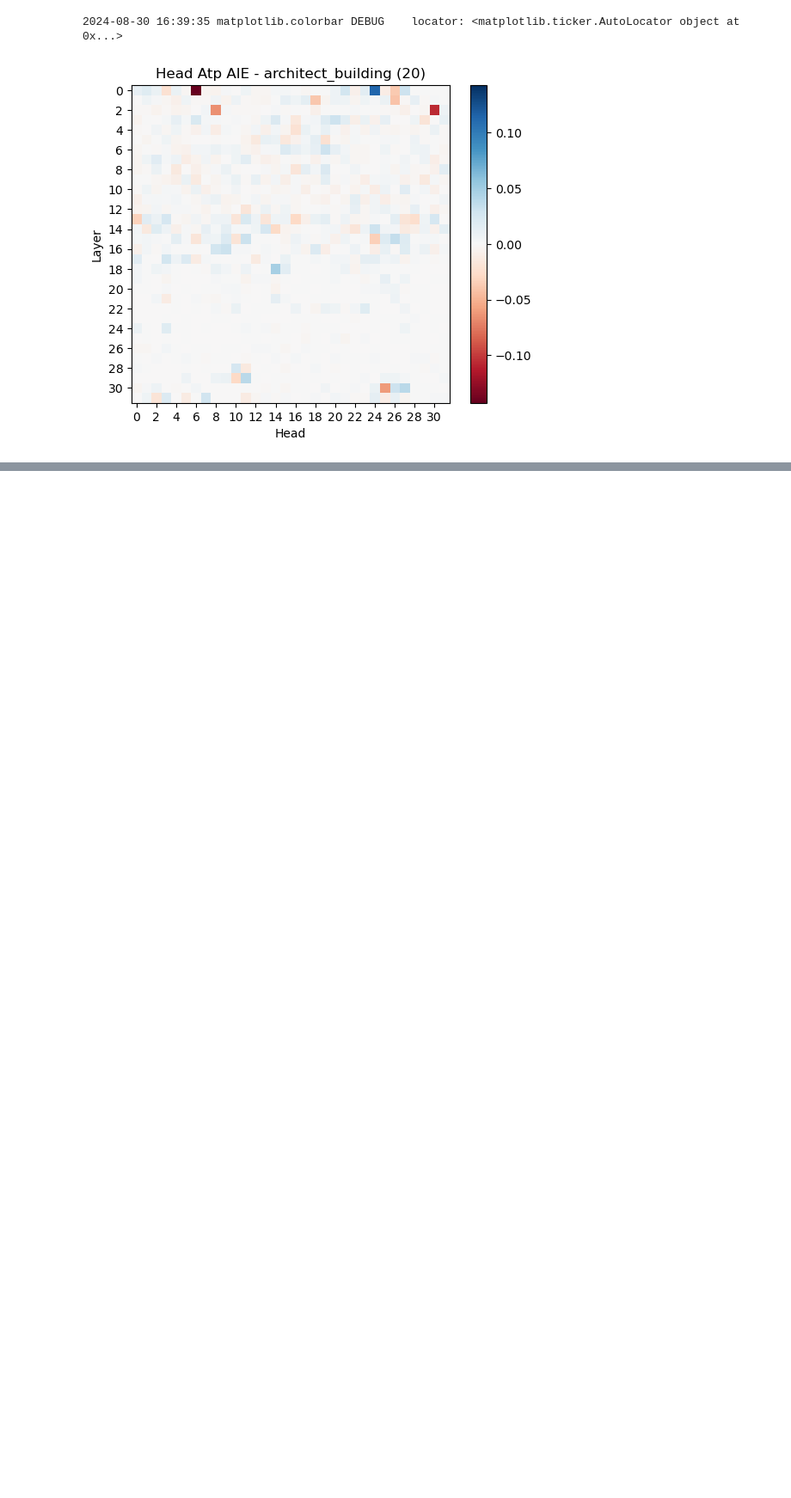
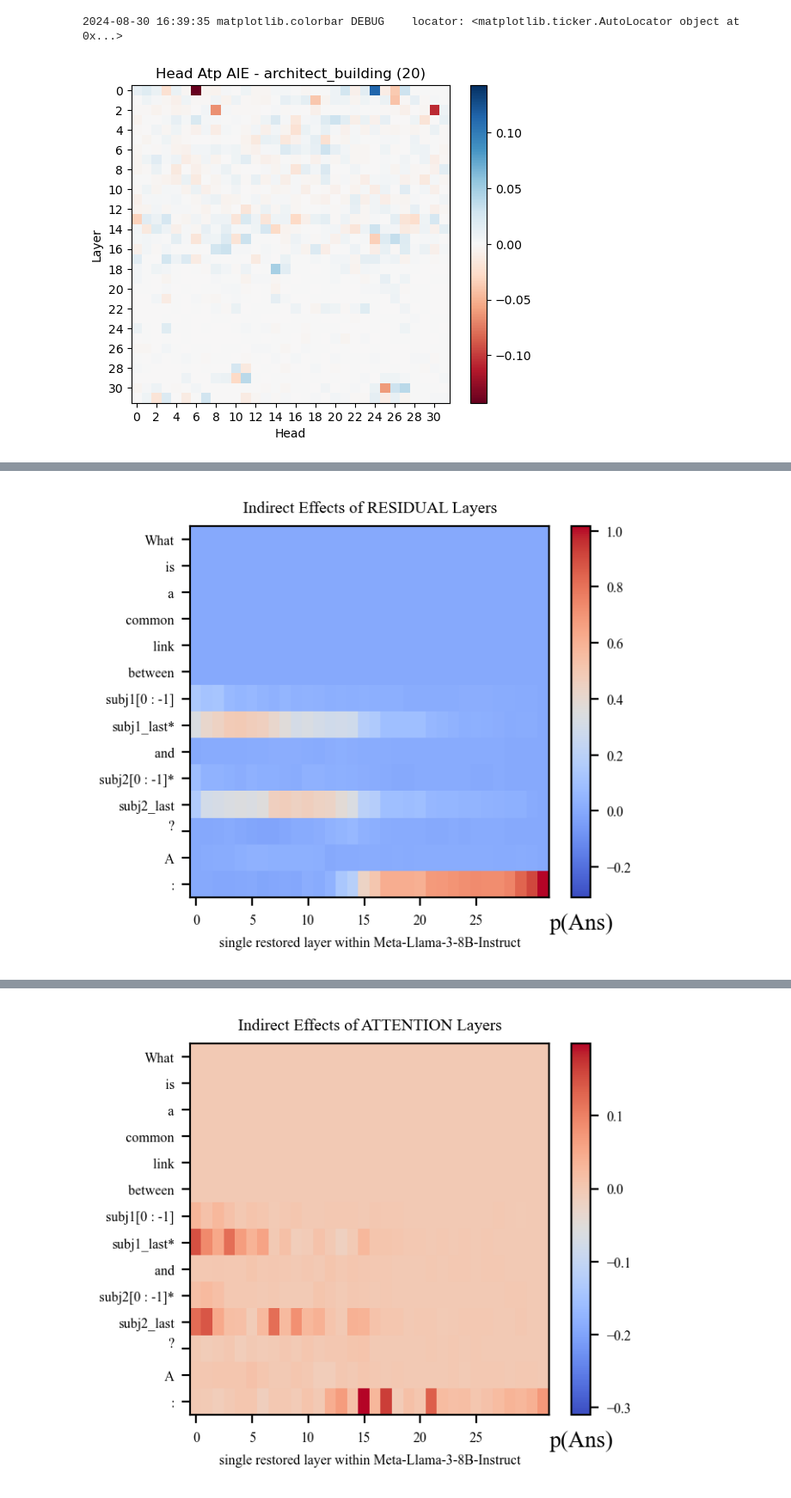
Before and after one commit to arnab-api/filter, a Jupyter notebook: notebooks/analyze_atp_results.ipynb, the cells around one changed output, grey strips where cells are left out. Shown at 86% size. Cells and saved outputs as stored; diff of their text form; code cells hidden in the pictures; blank space fills up the shorter version.

Commit message:
[WIP] plotting atp results

```diff
--- a/notebooks/analyze_atp_results.ipynb
+++ b/notebooks/analyze_atp_results.ipynb
@@ -154,13 +154,3 @@ for relation in relations:
 [figure]
 2024-08-30 16:39:35 matplotlib.colorbar DEBUG    locator: <matplotlib.ticker.AutoLocator object at 0x...>
 [figure]
-# %%
-dct = dct_relations["sport_players"]
-
-atp_results = dct["attribution_patching_results"]
-atp_result = atp_results[0]
-query_start = atp_result["query_start"]
-clean_toks = atp_result["clean_toks"][query_start:]
-patch_toks = atp_result["patch_toks"][query_start:]
-
-list(zip(clean_toks, patch_toks))
@@ -188,0 +205,49 @@ list(zip(clean_toks, patch_toks))
+# %%
+format_to_type = {
+    "model.layers.{}" : "residual",
+    "model.layers.{}.self_attn" : "attention",
+    "model.layers.{}.mlp": "mlp",
+}
+# %%
+from src.trace import CausalTracingResult
+from src.utils.typing import PredictedToken
+from src.plotting import plot_trace_heatmap
+
+dct = dct_relations["sport_players"]
+atp_results = dct["attribution_patching_results"]
+# layer_name_format = "model.layers.{}"
+# layer_name_format = "model.layers.{}.self_attn"
+layer_name_format = "model.layers.{}.mlp"
+
+for layer_name_format in format_to_type.keys():
+    tok_aies = {}
+    for atp_result in atp_results:
+        cur_tok_ies = process_indirect_effect(atp_result)
+        for tok, ie in cur_tok_ies.items():
+            if tok not in tok_aies:
+                tok_aies[tok] = torch.zeros(n_layer)
+            tok_aies[tok] += ie
+
+    for tok, ie in tok_aies.items():
+        tok_aies[tok] = ie/len(atp_results)
+
+
+    trace_result = CausalTracingResult(
+        corrupt_input_toks= list(tok_aies.keys()),
+        clean_input_toks= list(tok_aies.keys()),
+        trace_start_idx=0,
+        answer = PredictedToken(token="Ans", prob=-1, token_id=-1),
+        low_score=indirect_effects.min().item(),
+        window = 1,
+        normalized=True,
+        kind = format_to_type[layer_name_format],
+        indirect_effects=torch.stack(list(tok_aies.values())),
+    )
+
+    plot_trace_heatmap(
+        result = trace_result,
+        model_name = model_key.split("/")[-1],
+        # savepdf=os.path.join(save_dir, f"{kind}.pdf")
+        color_map="coolwarm",
+    )
+# %% [output]
@@ -188,0 +259 @@ list(zip(clean_toks, patch_toks))
+[figure, added]
@@ -188,0 +265 @@ list(zip(clean_toks, patch_toks))
+[figure, added]
```
Also changed, not shown: parts of 5 cells of this notebook, 1 other file.
